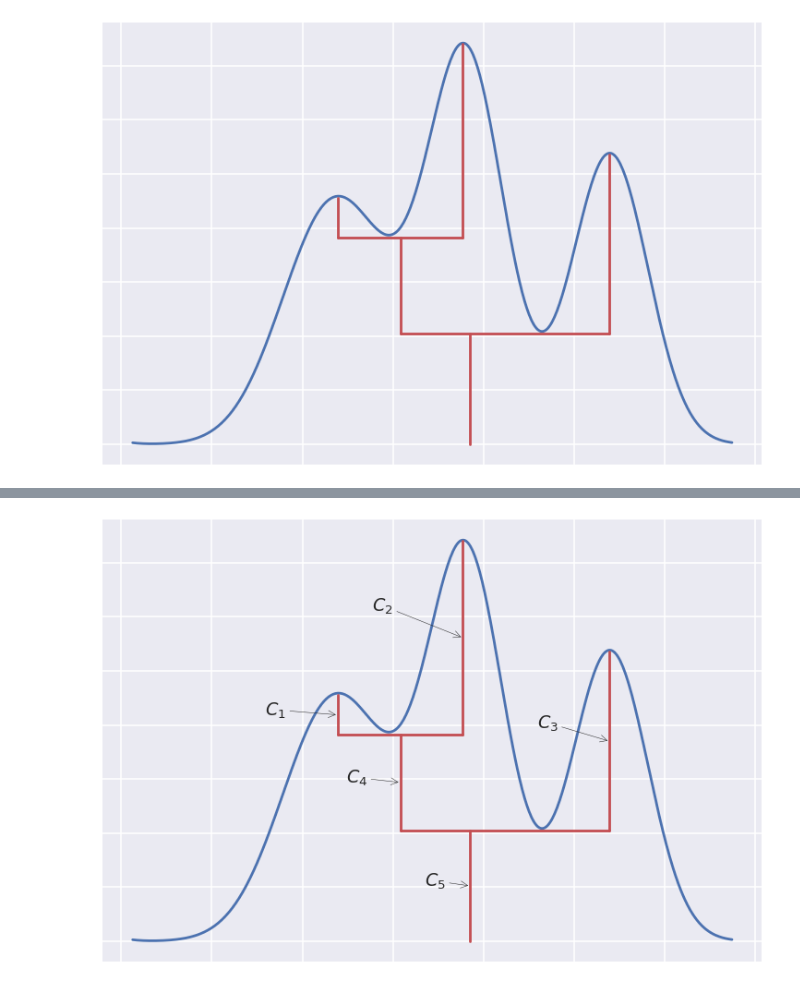
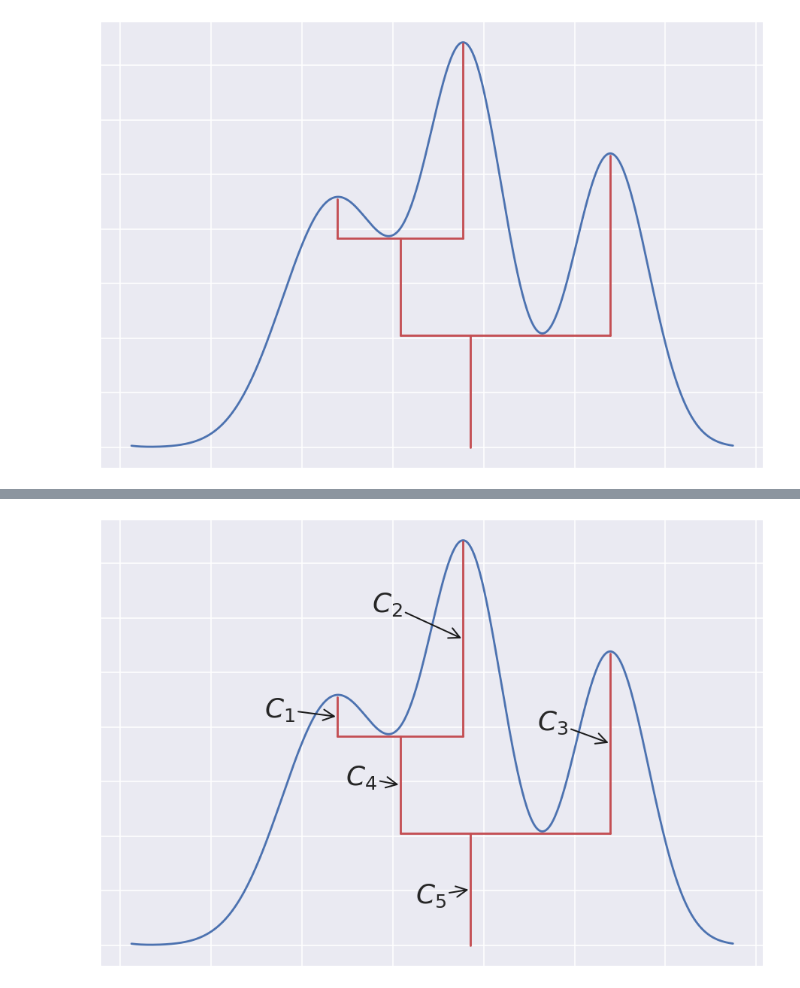
Before and after one commit to lmcinnes/hdbscan_paper, a Jupyter notebook: Cluster tree.ipynb, the cells around one changed output, grey strips where cells are left out. Saved outputs shown, nothing was run; the diff lists cells and outputs as text; code cells hidden in the pictures.

```diff
--- a/Cluster tree.ipynb
+++ b/Cluster tree.ipynb
@@ -104,38 +106,39 @@ fig = plt.figure()
 ax = fig.add_subplot(111)
 ax.plot(support, pdf)
 # Vertical branches
 ax.plot([mode_xs[0]] * 2, [merge_levels[1], mode_levels[0]], c='r')
 ax.plot([mode_xs[1]] * 2, [merge_levels[1], mode_levels[1]], c='r')
 ax.plot([mode_xs[2]] * 2, [merge_levels[0], mode_levels[2]], c='r')
 ax.plot([np.mean(mode_xs[:2])] * 2, [merge_levels[0], merge_levels[1]], c='r')
 ax.plot([np.mean(mode_xs)] * 2, [0.0, merge_levels[0]], c='r')
 # Horizontal connectors
 ax.plot([mode_xs[0], mode_xs[1]], [merge_levels[1]] * 2, c='r')
 ax.plot([np.mean(mode_xs[:2]), mode_xs[2]], [merge_levels[0]] * 2, c='r')
 ax.annotate('$C_1$',
             [mode_xs[0], np.mean([merge_levels[1], mode_levels[0]])],
             [mode_xs[0] - 2.0, np.mean([merge_levels[1], mode_levels[0]])],
-            arrowprops={'arrowstyle':'->'})
+            arrowprops={'arrowstyle':'->', 'linewidth':2}, fontsize=36)
 ax.annotate('$C_2$',
             [mode_xs[1], np.mean([merge_levels[1], mode_levels[1]])],
             [mode_xs[1] - 2.5, np.mean([merge_levels[1], mode_levels[1]]) + 0.01],
-            arrowprops={'arrowstyle':'->'})
+            arrowprops={'arrowstyle':'->', 'linewidth':2}, fontsize=36)
 ax.annotate('$C_3$',
             [mode_xs[2], np.mean([merge_levels[0], mode_levels[2]])],
             [mode_xs[2] - 2.0, np.mean([merge_levels[0], mode_levels[2]]) + 0.005],
-            arrowprops={'arrowstyle':'->'})
+            arrowprops={'arrowstyle':'->', 'linewidth':2}, fontsize=36)
 c4_x = np.mean(mode_xs[:2])
 ax.annotate('$C_4$',
             [c4_x, np.mean([merge_levels[0], merge_levels[1]])],
             [c4_x - 1.5, np.mean([merge_levels[0], merge_levels[1]])],
-            arrowprops={'arrowstyle':'->'})
+            arrowprops={'arrowstyle':'->', 'linewidth':2}, fontsize=36)
 c5_x = np.mean(mode_xs)
 ax.annotate('$C_5$',
             [c5_x, merge_levels[0] / 2.0],
-            [c5_x - 1.25, merge_levels[0] / 2.0],
-            arrowprops={'arrowstyle':'->'})
+            [c5_x - 1.5, merge_levels[0] / 2.0 - 0.005],
+            arrowprops={'arrowstyle':'->', 'linewidth':2}, fontsize=36)
 plt.setp(ax.get_xticklabels(), visible=False)
-plt.setp(ax.get_yticklabels(), visible=False);
+plt.setp(ax.get_yticklabels(), visible=False)
+plt.tight_layout()
 plt.savefig('labelled_cluster_tree.png')
 # %% [output]
-[figure, old version]
+[figure, new version]
```
Also changed, not shown: parts of 2 cells of this notebook.
